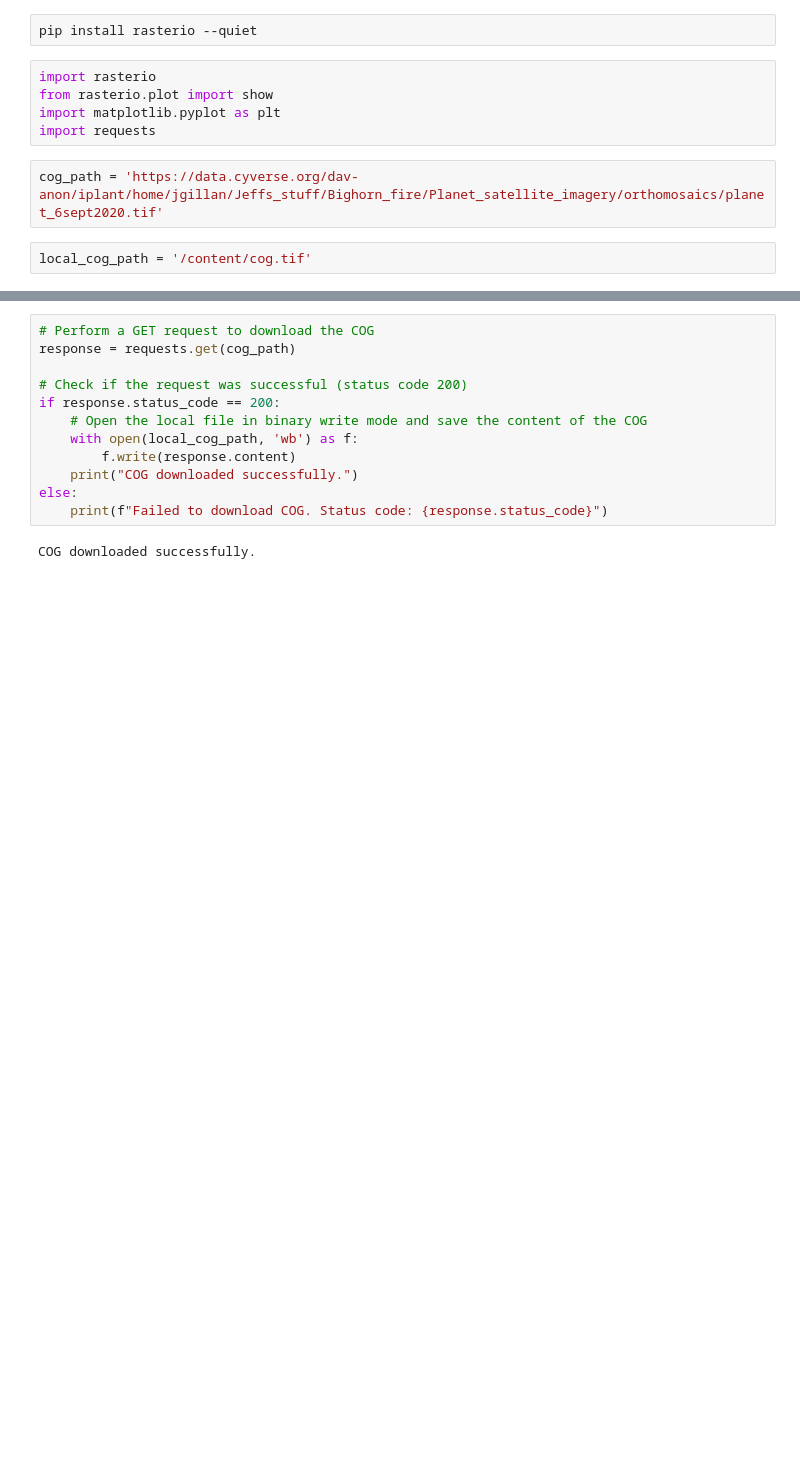
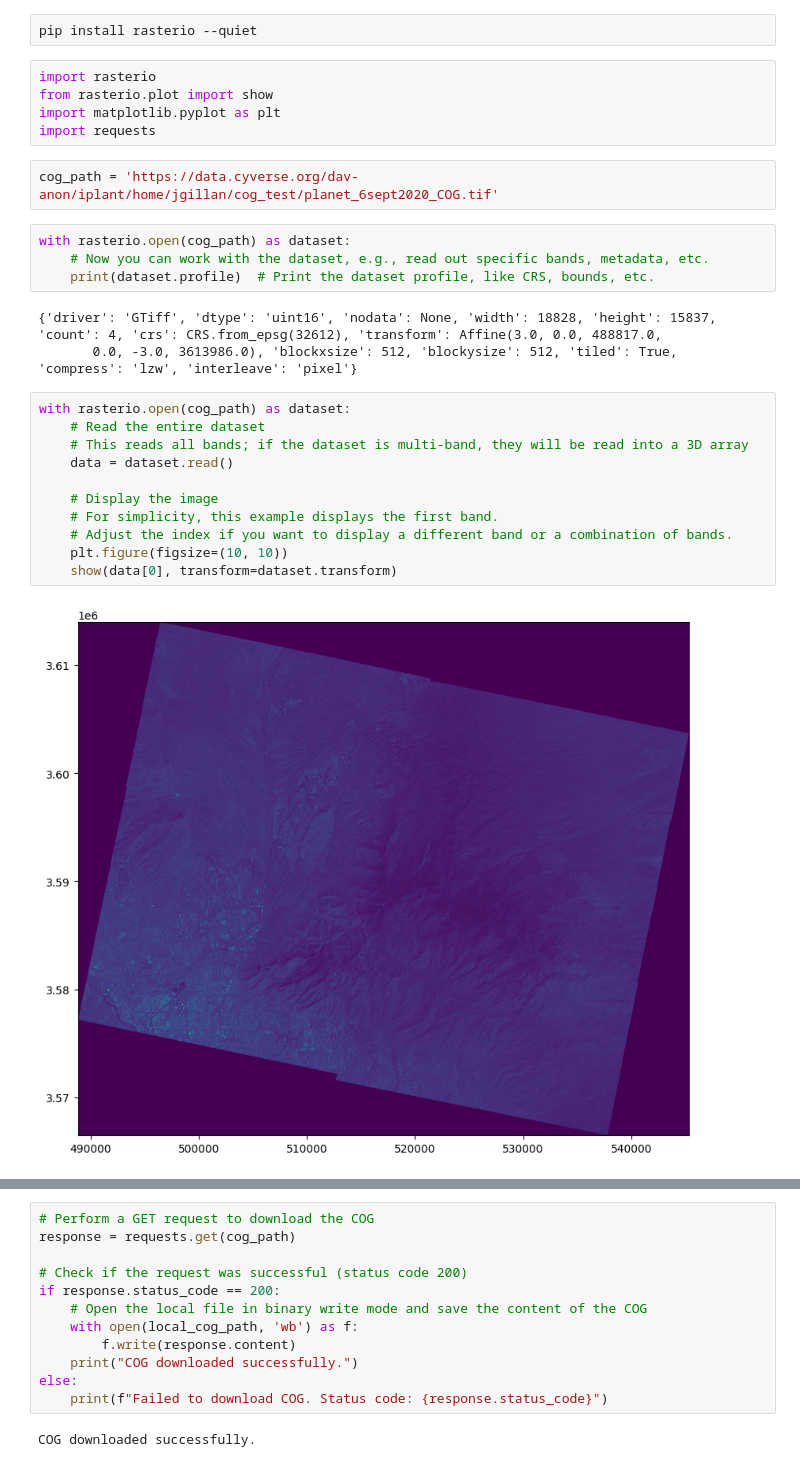
Before and after one commit to ua-datalab/Geospatial_Workshops, a Jupyter notebook: COGs.ipynb, the cells around one changed output, grey strips where cells are left out. Drawn from its saved outputs; the diff is of its cells as text; blank space fills up the shorter version.

```diff
--- a/COGs.ipynb
+++ b/COGs.ipynb
@@ -8,6 +8,24 @@ from rasterio.plot import show
 import matplotlib.pyplot as plt
 import requests
 # %%
-cog_path = 'https://data.cyverse.org/dav-anon/iplant/home/jgillan/Jeffs_stuff/Bighorn_fire/Planet_satellite_imagery/orthomosaics/planet_6sept2020.tif'
+cog_path = 'https://data.cyverse.org/dav-anon/iplant/home/jgillan/cog_test/planet_6sept2020_COG.tif'
-# %%
-local_cog_path = '/content/cog.tif'
+# %%
+with rasterio.open(cog_path) as dataset:
+    # Now you can work with the dataset, e.g., read out specific bands, metadata, etc.
+    print(dataset.profile)  # Print the dataset profile, like CRS, bounds, etc.
+# %% [output]
+{'driver': 'GTiff', 'dtype': 'uint16', 'nodata': None, 'width': 18828, 'height': 15837, 'count': 4, 'crs': CRS.from_epsg(32612), 'transform': Affine(3.0, 0.0, 488817.0,
+       0.0, -3.0, 3613986.0), 'blockxsize': 512, 'blockysize': 512, 'tiled': True, 'compress': 'lzw', 'interleave': 'pixel'}
+# %%
+with rasterio.open(cog_path) as dataset:
+    # Read the entire dataset
+    # This reads all bands; if the dataset is multi-band, they will be read into a 3D array
+    data = dataset.read()
+
+    # Display the image
+    # For simplicity, this example displays the first band.
+    # Adjust the index if you want to display a different band or a combination of bands.
+    plt.figure(figsize=(10, 10))
+    show(data[0], transform=dataset.transform)
+# %% [output]
+[figure, added]
```
Also changed, not shown: parts of 5 cells of this notebook.
